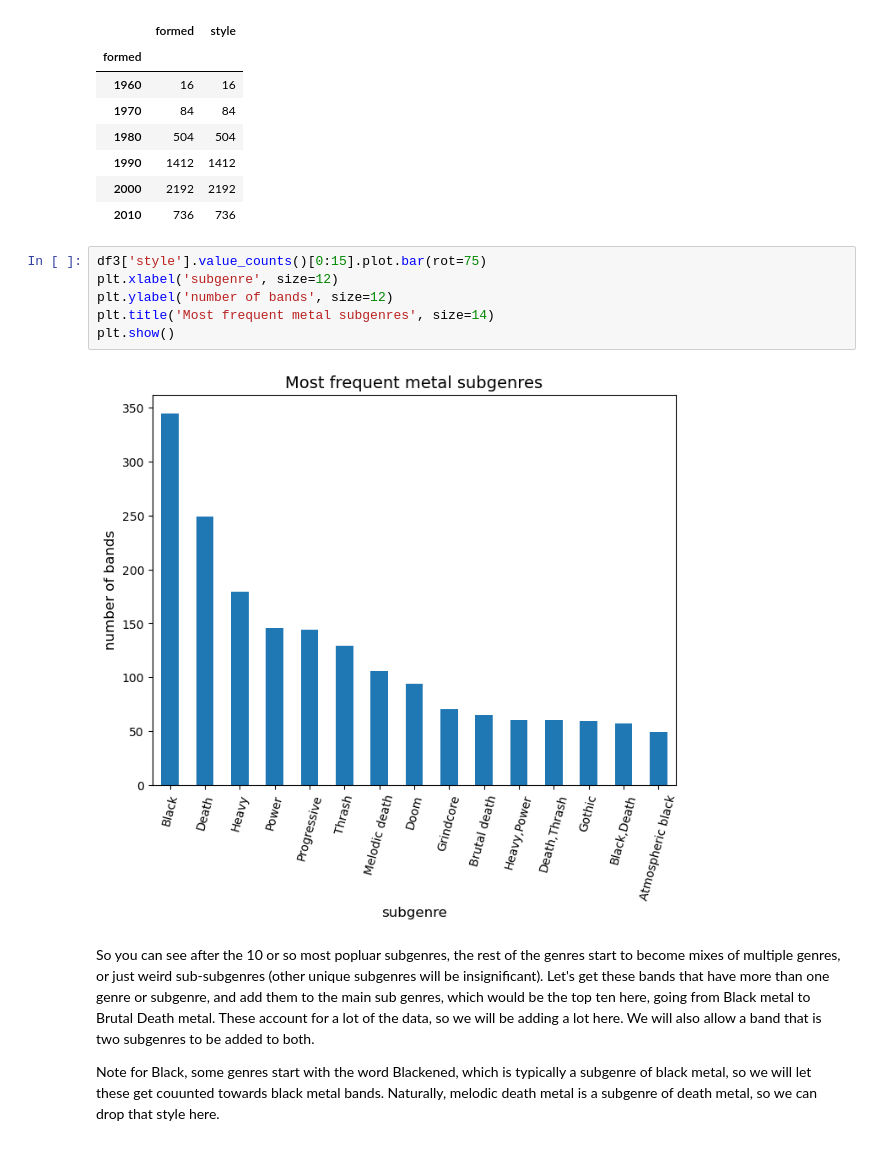
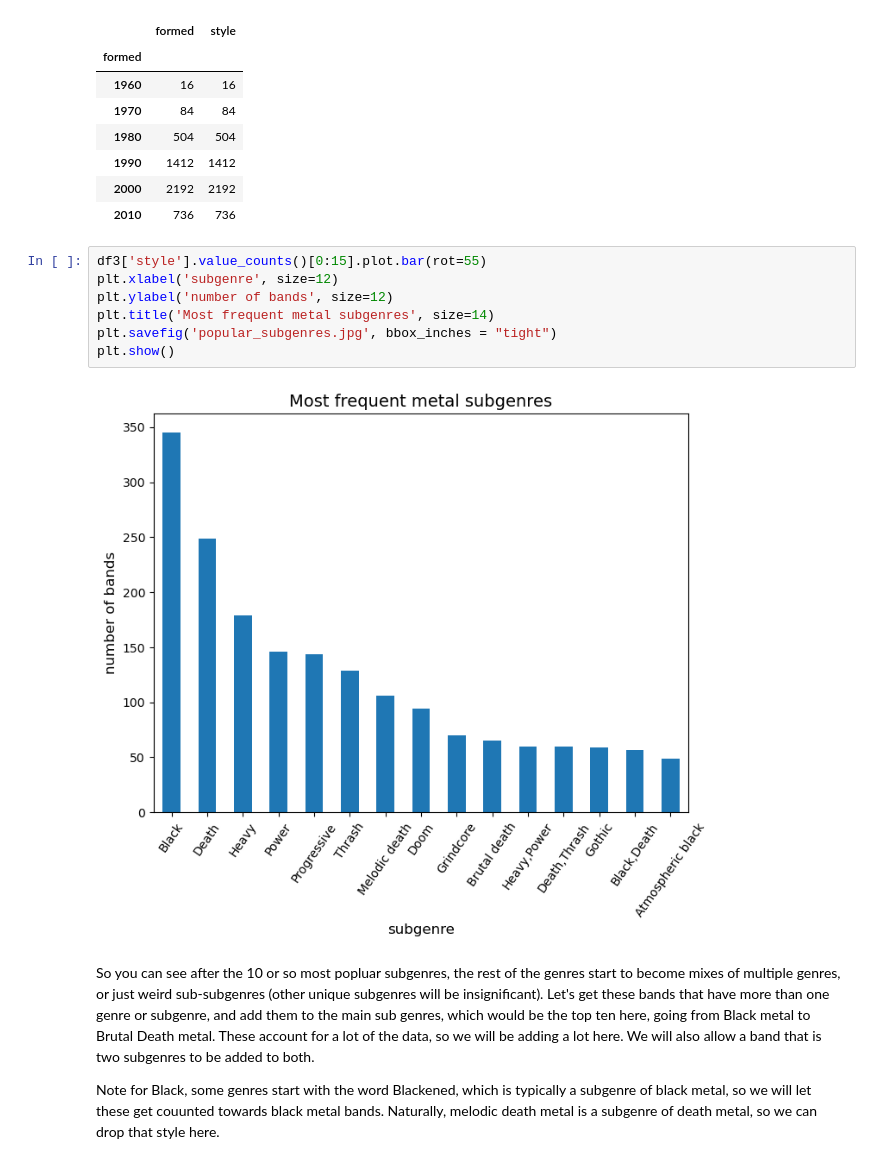
Before and after one commit to RavinderRai/metal_bands_by_nation, a Jupyter notebook: Metal_Bands_Analysis.ipynb, the cells around one changed output. Drawn from its saved outputs; the diff is of its cells as text.

Commit message:
added lines to save figures

```diff
--- a/Metal_Bands_Analysis.ipynb
+++ b/Metal_Bands_Analysis.ipynb
@@ -265,13 +283,14 @@ df_temp2.groupby((df_temp2['formed']//10)*10).count()
 | 2000 | 2192 | 2192 |
 | 2010 | 736 | 736 |
 # %%
-df3['style'].value_counts()[0:15].plot.bar(rot=75)
+df3['style'].value_counts()[0:15].plot.bar(rot=55)
 plt.xlabel('subgenre', size=12)
 plt.ylabel('number of bands', size=12)
 plt.title('Most frequent metal subgenres', size=14)
+plt.savefig('popular_subgenres.jpg', bbox_inches = "tight")
 plt.show()
 # %% [output]
-[figure, old version]
+[figure, new version]
 # %% [markdown]
 So you can see after the 10 or so most popluar subgenres, the rest of the genres start to become mixes of multiple genres, or just weird sub-subgenres (other unique subgenres will be insignificant). Let's get these bands that have more than one genre or subgenre, and add them to the main sub genres, which would be the top ten here, going from Black metal to Brutal Death metal. These account for a lot of the data, so we will be adding a lot here. We will also allow a band that is two subgenres to be added to both.
 
```
Also changed, not shown: parts of 8 cells of this notebook.
